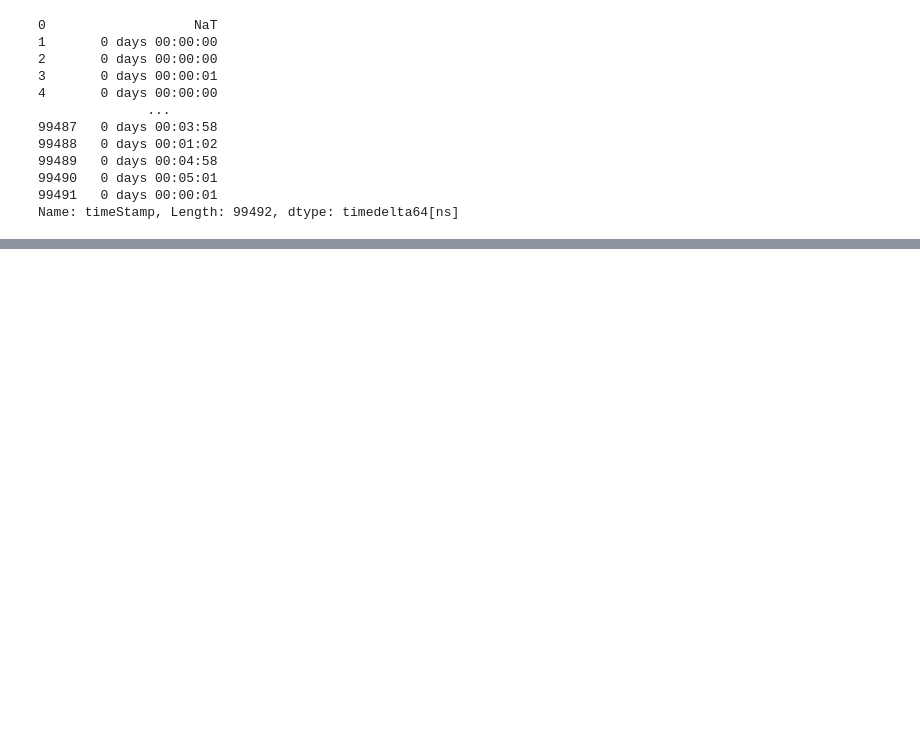
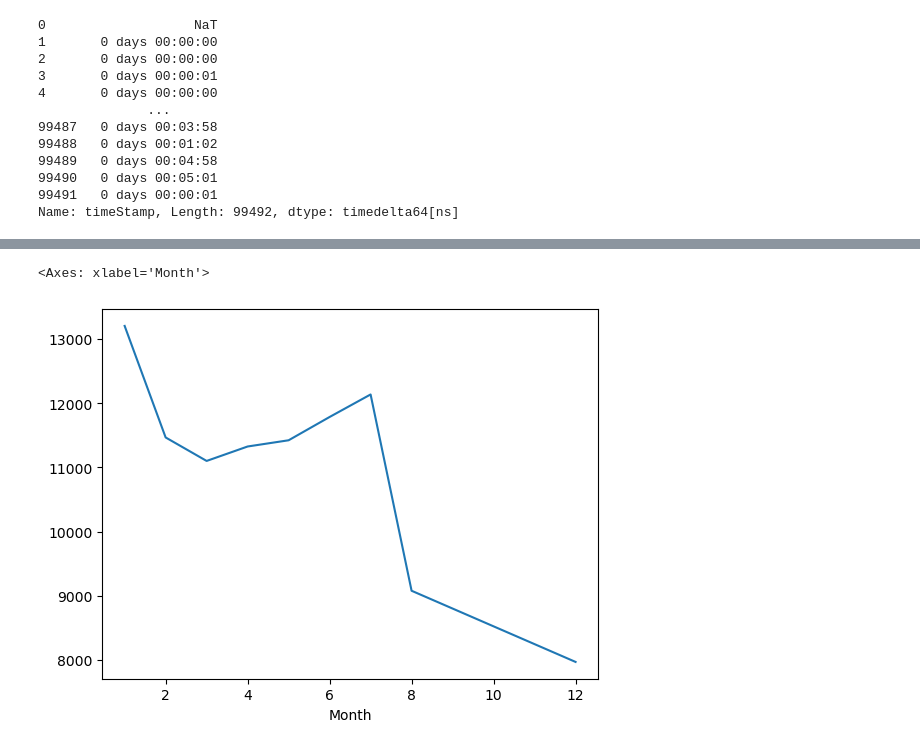
Before and after one commit to Lizaa-sm/python_to_DS, a Jupyter notebook: First - Data Project/Introduction.ipynb, the cells around one changed output, grey strips where cells are left out. Saved outputs shown, nothing was run; the diff lists cells and outputs as text; code cells hidden in the pictures; blank space fills up the shorter version.

```diff
--- a/First - Data Project/Introduction.ipynb
+++ b/First - Data Project/Introduction.ipynb
@@ -223,0 +247,5 @@ df.head(3)
+# %%
+# You should have noticed it was missing some Months
+# Now create a gropub''y object called byMonth
+byMonth = df.groupby('Month').count()
+byMonth.head(13)
@@ -223,0 +264,5 @@ df.head(3)
+# %%
+byMonth['lat'].plot()
+# %% [output]
+<Axes: xlabel='Month'>
+[figure, added]
```
Also changed, not shown: parts of 26 cells of this notebook.
